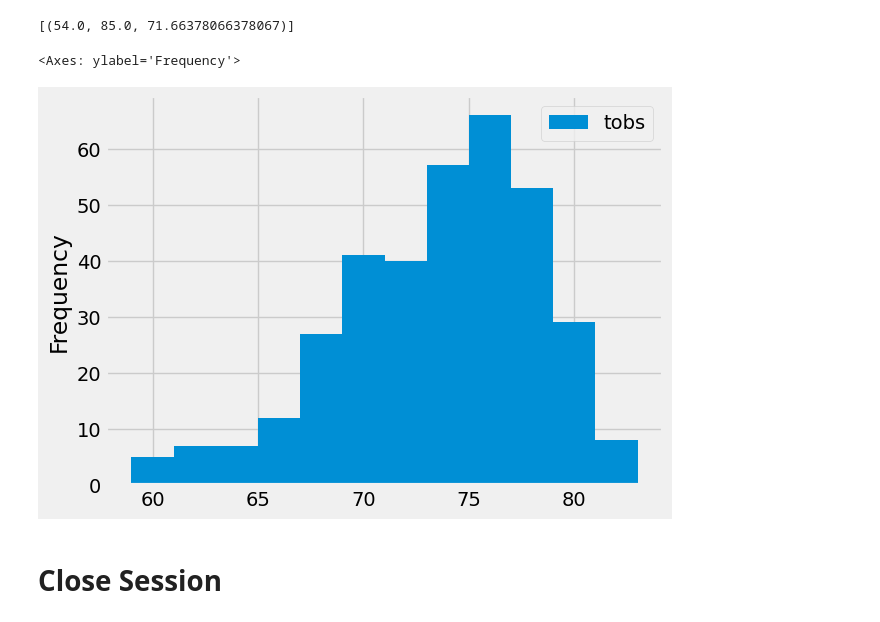
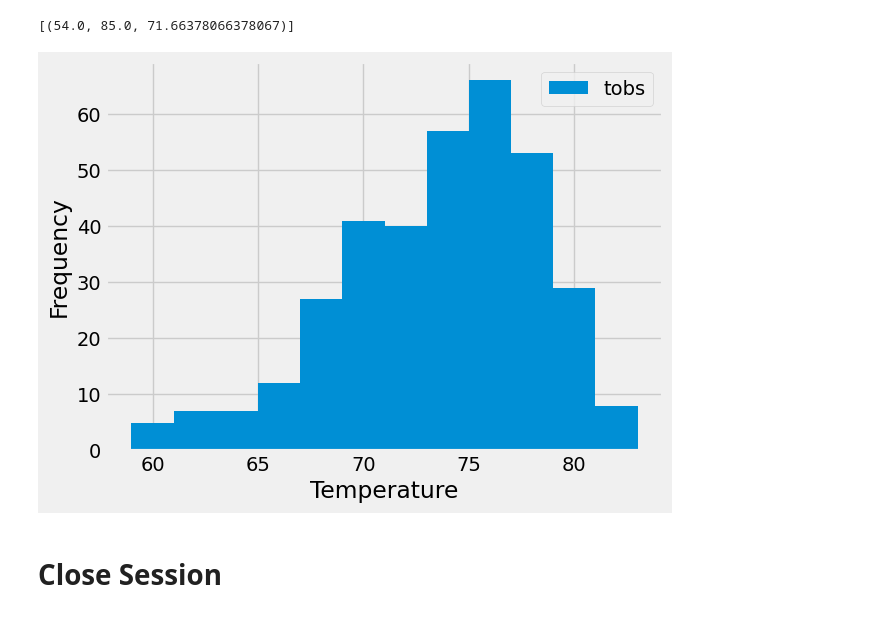
Before and after one commit to realmattimatt/sqlalchemy-challenge, a Jupyter notebook: SurfsUp/climate_starter.ipynb, the cells around one changed output. Saved outputs shown, nothing was run; the diff lists cells and outputs as text; code cells hidden in the pictures.

```diff
--- a/SurfsUp/climate_starter.ipynb
+++ b/SurfsUp/climate_starter.ipynb
@@ -118,12 +118,13 @@ session.query(func.min(Measurement.tobs), func.max(Measurement.tobs), func.avg(M
 # %%
 # Using the most active station id
 # Query the last 12 months of temperature observation data for this station and plot the results as a histogram
 results2 = session.query(Measurement.tobs).filter(Measurement.station == 'USC00519281').filter(Measurement.date >= twelve_month_prior_str).order_by(Measurement.date).all()
 precip_data = pd.DataFrame(results2, columns=['tobs'])
 precip_data.plot.hist(bins=12)
+plt.xlabel('Temperature')
+plt.show()
 # %% [output]
-<Axes: ylabel='Frequency'>
-[figure, old version]
+[figure, new version]
 # %% [markdown]
 # Close Session
 # %%
```
Also changed, not shown: parts of 1 cell of this notebook, 2 other files.
